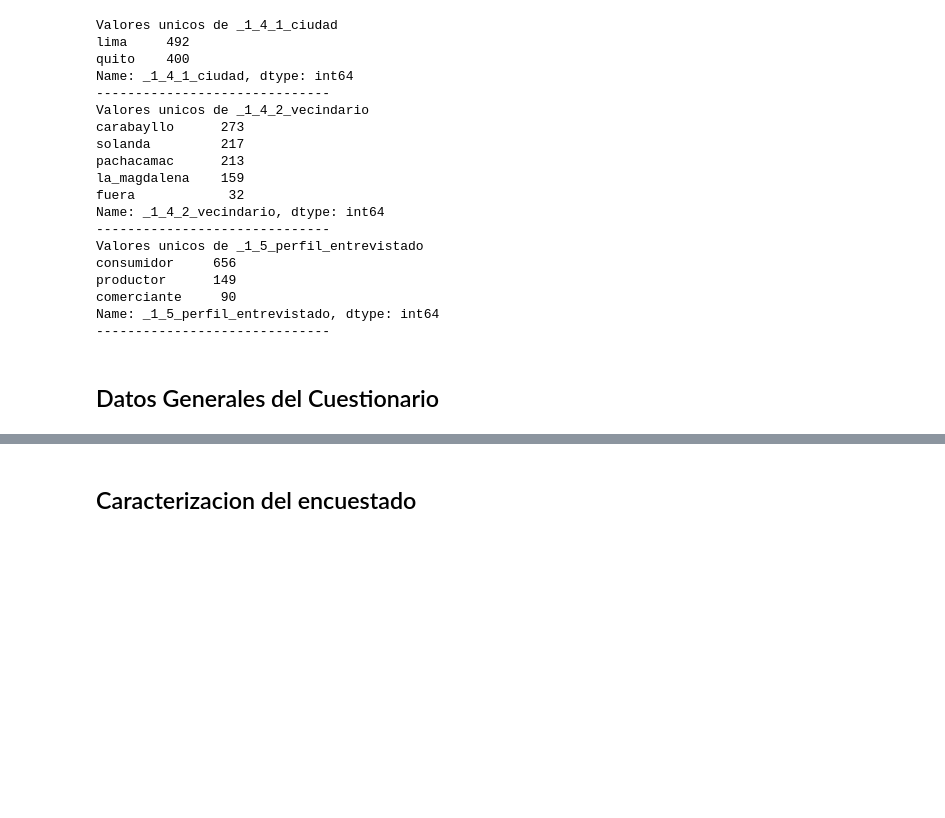
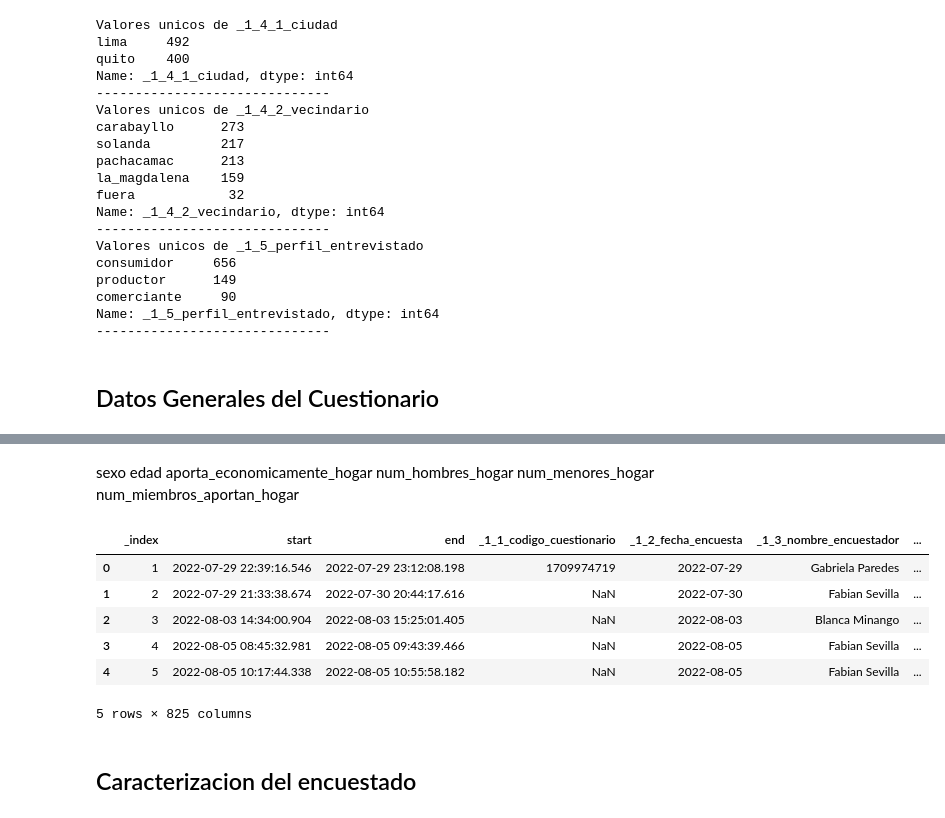
Before and after one commit to Claudio9701/proyecto-foodhub-lima, a Jupyter notebook: DataPreProcessing.ipynb, the cells around one changed output, grey strips where cells are left out. Drawn from its saved outputs; the diff is of its cells as text; code cells hidden in the pictures; blank space fills up the shorter version.

Commit message:
start processing variables for all profiles

```diff
--- a/DataPreProcessing.ipynb
+++ b/DataPreProcessing.ipynb
@@ -276,5 +248,16 @@ num_hombres_hogar	num_menores_hogar	num_miembros_aportan_hogar
+# %% [markdown]
+sexo	edad	aporta_economicamente_hogar
+num_hombres_hogar	num_menores_hogar	num_miembros_aportan_hogar
 # %%
-df_main
+df_main.head()
+# %% [output]
+|  | _index | start | end | _1_1_codigo_cuestionario | _1_2_fecha_encuesta | _1_3_nombre_encuestador | ... |
+| 0 | 1 | 2022-07-29 22:39:16.546 | 2022-07-29 23:12:08.198 | 1709974719 | 2022-07-29 | Gabriela Paredes | ... |
+| 1 | 2 | 2022-07-29 21:33:38.674 | 2022-07-30 20:44:17.616 | NaN | 2022-07-30 | Fabian Sevilla | ... |
+| 2 | 3 | 2022-08-03 14:34:00.904 | 2022-08-03 15:25:01.405 | NaN | 2022-08-03 | Blanca Minango | ... |
+| 3 | 4 | 2022-08-05 08:45:32.981 | 2022-08-05 09:43:39.466 | NaN | 2022-08-05 | Fabian Sevilla | ... |
+| 4 | 5 | 2022-08-05 10:17:44.338 | 2022-08-05 10:55:58.182 | NaN | 2022-08-05 | Fabian Sevilla | ... |
+5 rows × 825 columns
 # %% [markdown]
 ## Caracterizacion del encuestado
 # %%
```
Also changed, not shown: parts of 72 cells of this notebook.
